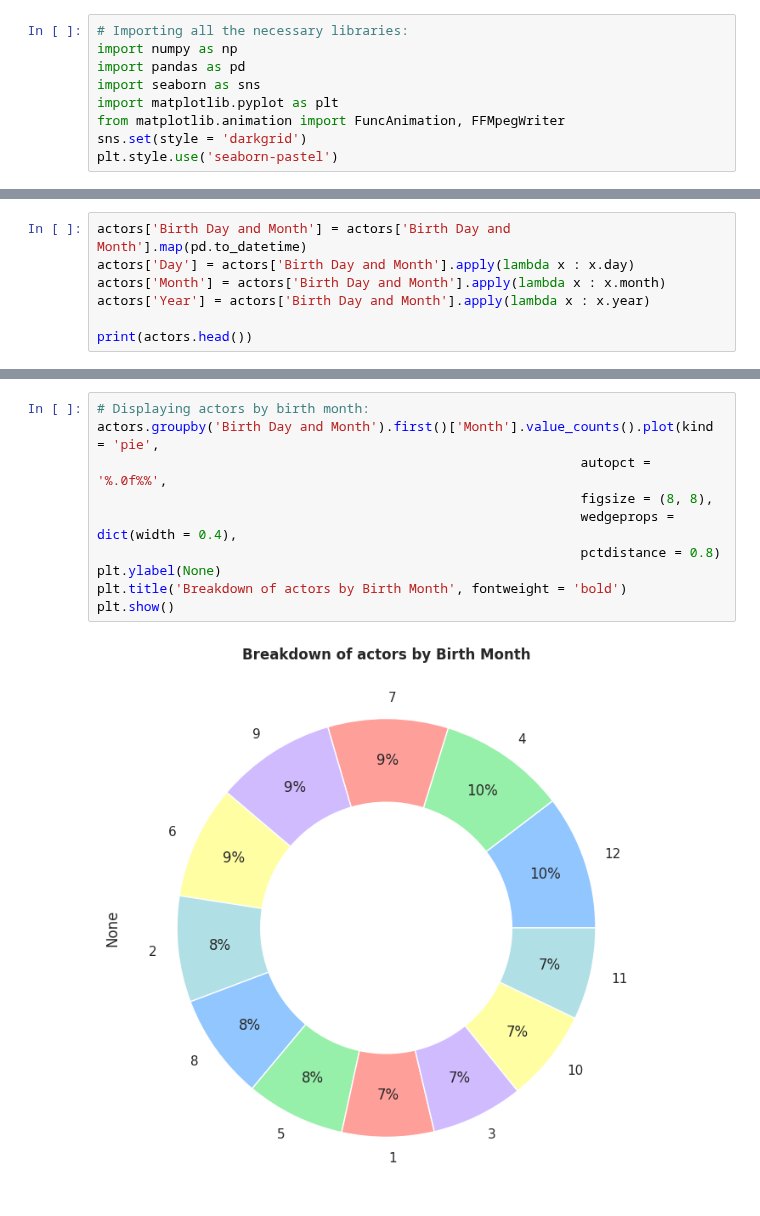
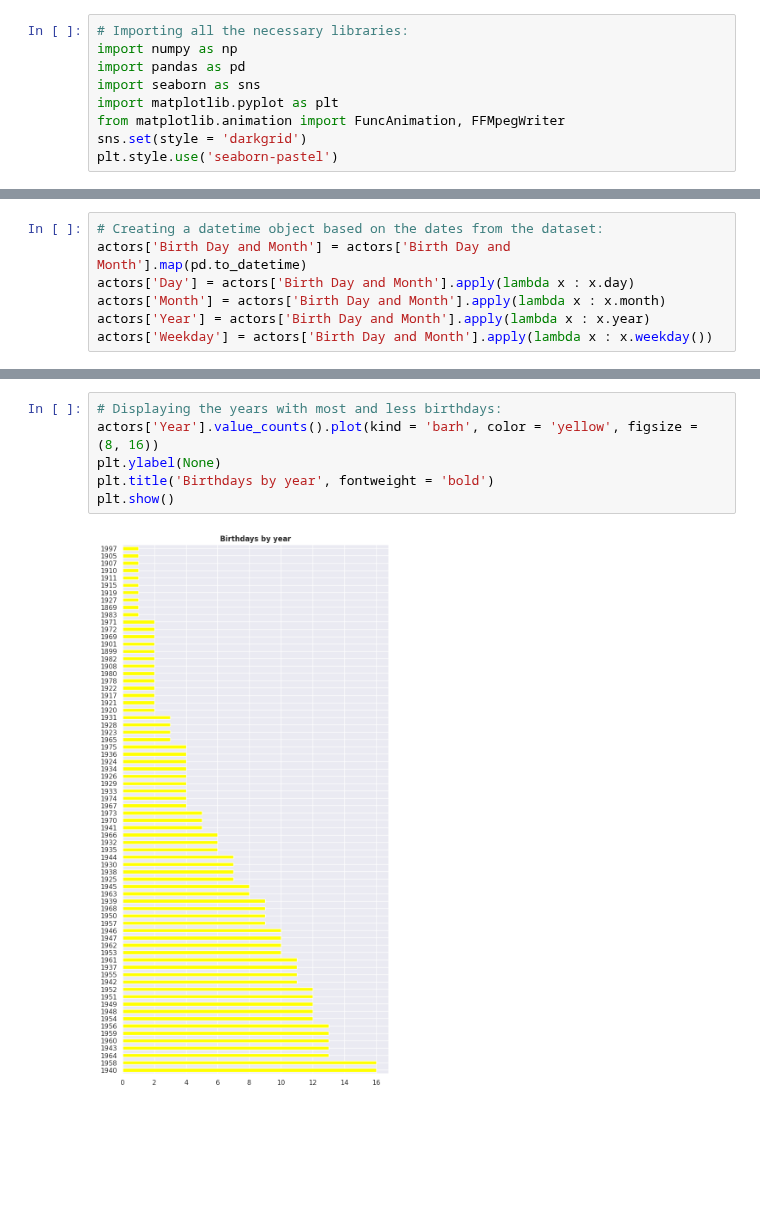
Before and after one commit to guilhermelaviola/IMDbMovieListAnalysis, a Jupyter notebook: FavoriteActorsAnalysis.ipynb, the cells around one changed output, grey strips where cells are left out. Saved outputs shown, nothing was run; the diff lists cells and outputs as text; blank space fills up the shorter version.

```diff
--- a/FavoriteActorsAnalysis.ipynb
+++ b/FavoriteActorsAnalysis.ipynb
@@ -26,7 +28,7 @@ actors.shape
 # %%
+# Creating a datetime object based on the dates from the dataset:
 actors['Birth Day and Month'] = actors['Birth Day and Month'].map(pd.to_datetime)
 actors['Day'] = actors['Birth Day and Month'].apply(lambda x : x.day)
 actors['Month'] = actors['Birth Day and Month'].apply(lambda x : x.month)
 actors['Year'] = actors['Birth Day and Month'].apply(lambda x : x.year)
-
-print(actors.head())
+actors['Weekday'] = actors['Birth Day and Month'].apply(lambda x : x.weekday())
@@ -47,12 +53,8 @@ plt.show()
 # %%
-# Displaying actors by birth month:
-actors.groupby('Birth Day and Month').first()['Month'].value_counts().plot(kind = 'pie',
-                                                              autopct = '%.0f%%',
-                                                              figsize = (8, 8),
-                                                              wedgeprops = dict(width = 0.4),
-                                                              pctdistance = 0.8)
+# Displaying the years with most and less birthdays:
+actors['Year'].value_counts().plot(kind = 'barh', color = 'yellow', figsize = (8, 16))
 plt.ylabel(None)
-plt.title('Breakdown of actors by Birth Month', fontweight = 'bold')
+plt.title('Birthdays by year', fontweight = 'bold')
 plt.show()
 # %% [output]
-[figure, old version]
+[figure, new version]
```
Also changed, not shown: parts of 9 cells of this notebook.
